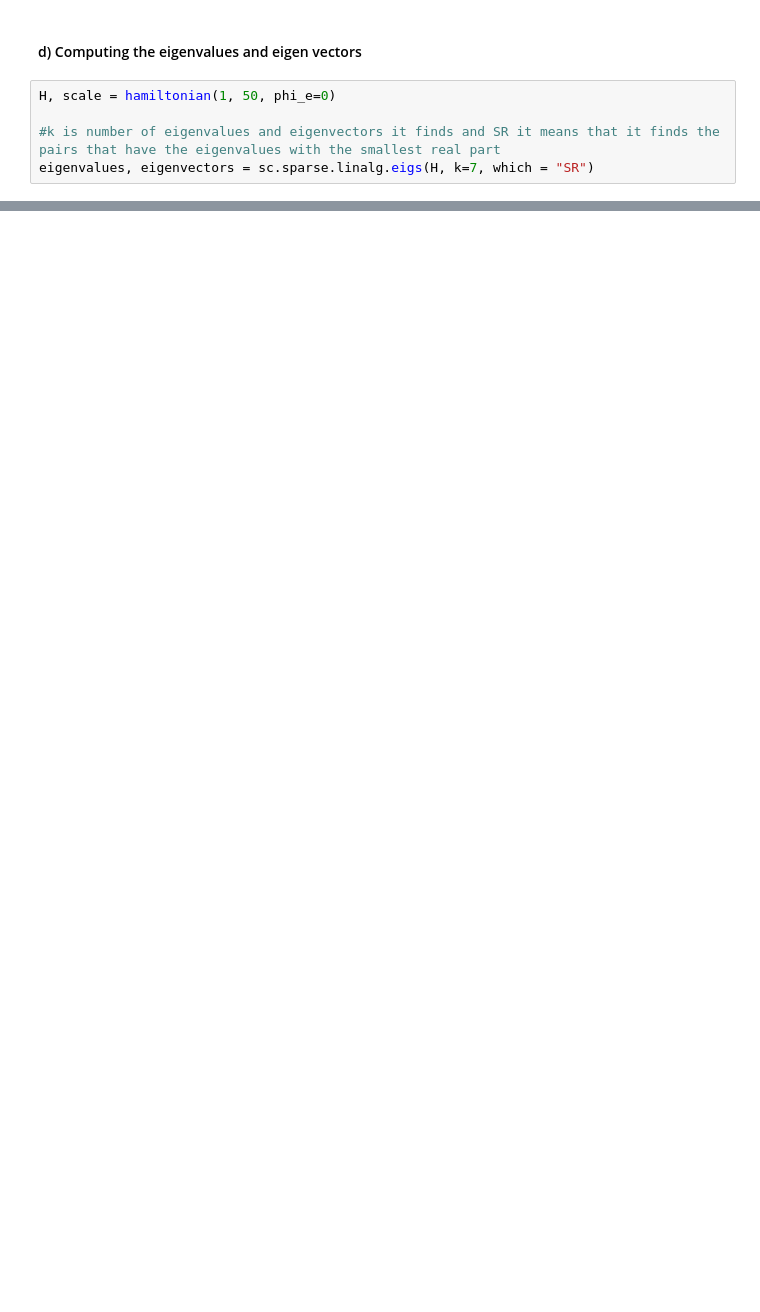
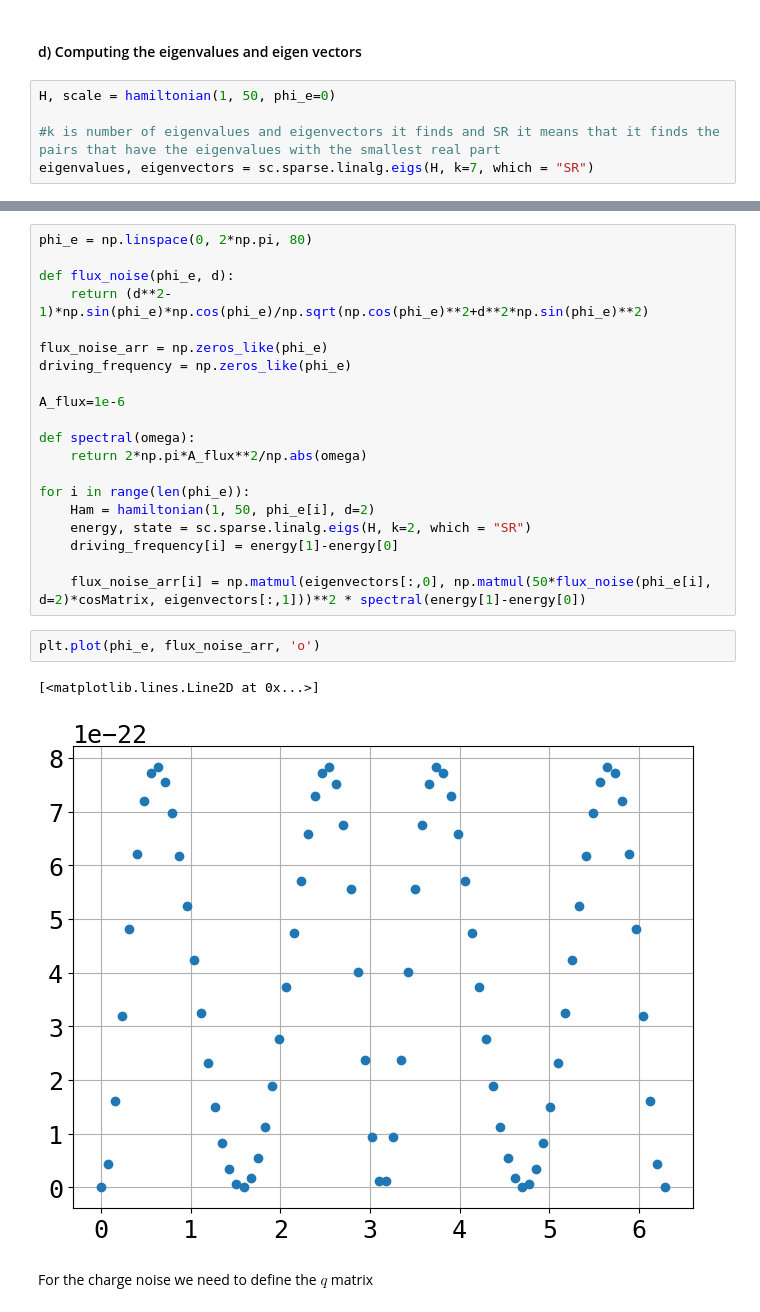
Before and after one commit to Shellf1sh/Superconducting-Qubits-Course, a Jupyter notebook: Week2/Week2code.ipynb, the cells around one changed output, grey strips where cells are left out. Saved outputs shown, nothing was run; the diff lists cells and outputs as text; blank space fills up the shorter version.

```diff
--- a/Week2/Week2code.ipynb
+++ b/Week2/Week2code.ipynb
@@ -54,0 +69,27 @@ for i in range(7):
+# %%
+phi_e = np.linspace(0, 2*np.pi, 80)
+
+def flux_noise(phi_e, d):
+    return (d**2-1)*np.sin(phi_e)*np.cos(phi_e)/np.sqrt(np.cos(phi_e)**2+d**2*np.sin(phi_e)**2)
+
+flux_noise_arr = np.zeros_like(phi_e)
+driving_frequency = np.zeros_like(phi_e)
+
+A_flux=1e-6
+
+def spectral(omega):
+    return 2*np.pi*A_flux**2/np.abs(omega)
+
+for i in range(len(phi_e)):
+    Ham = hamiltonian(1, 50, phi_e[i], d=2)
+    energy, state = sc.sparse.linalg.eigs(H, k=2, which = "SR")
+    driving_frequency[i] = energy[1]-energy[0]
+
+    flux_noise_arr[i] = np.matmul(eigenvectors[:,0], np.matmul(50*flux_noise(phi_e[i], d=2)*cosMatrix, eigenvectors[:,1]))**2 * spectral(energy[1]-energy[0])
+# %%
+plt.plot(phi_e, flux_noise_arr, 'o')
+# %% [output]
+[<matplotlib.lines.Line2D at 0x...>]
+[figure, added]
+# %% [markdown]
+For the charge noise we need to define the $q$ matrix
```
Also changed, not shown: parts of 8 cells of this notebook, 1 other file.
